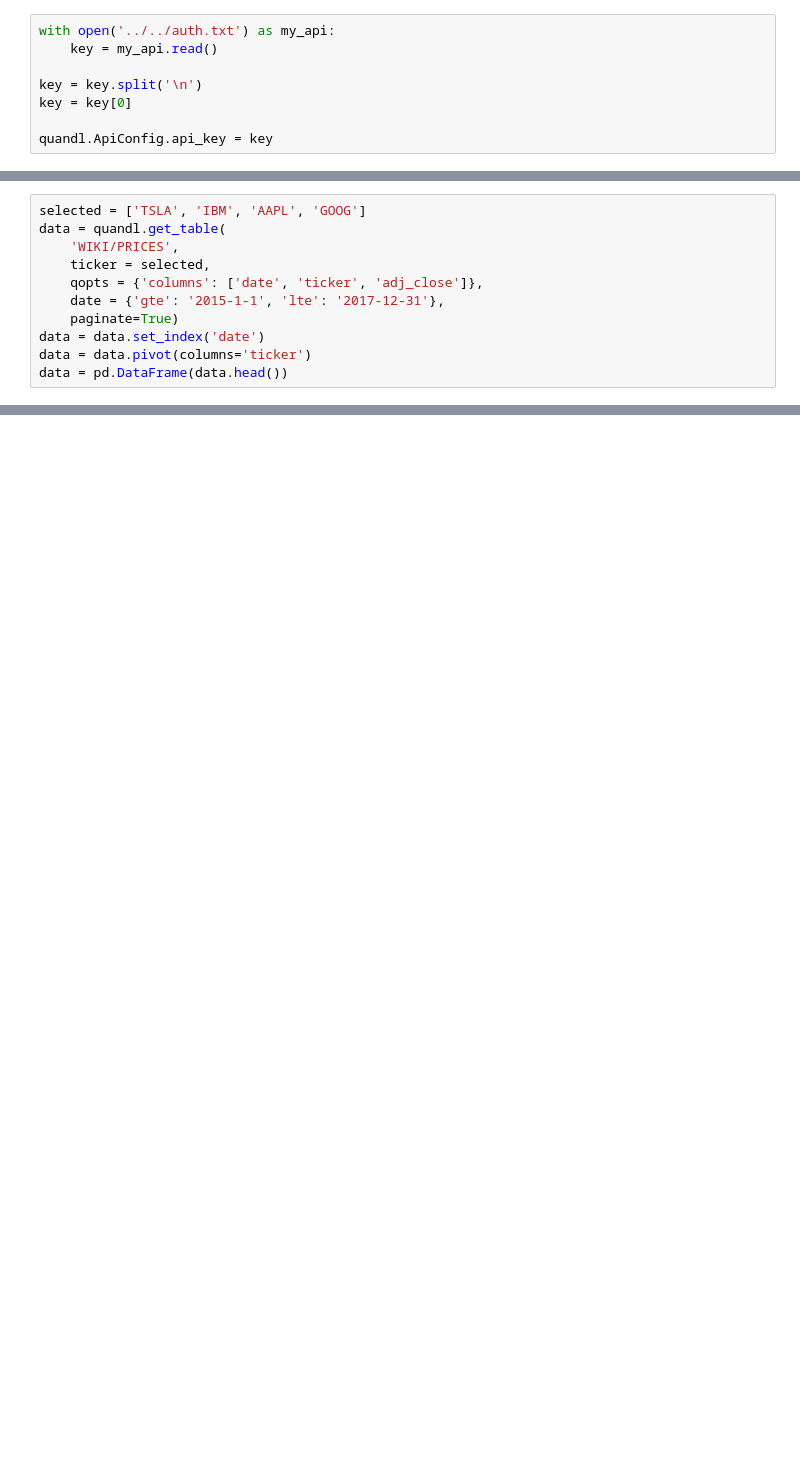
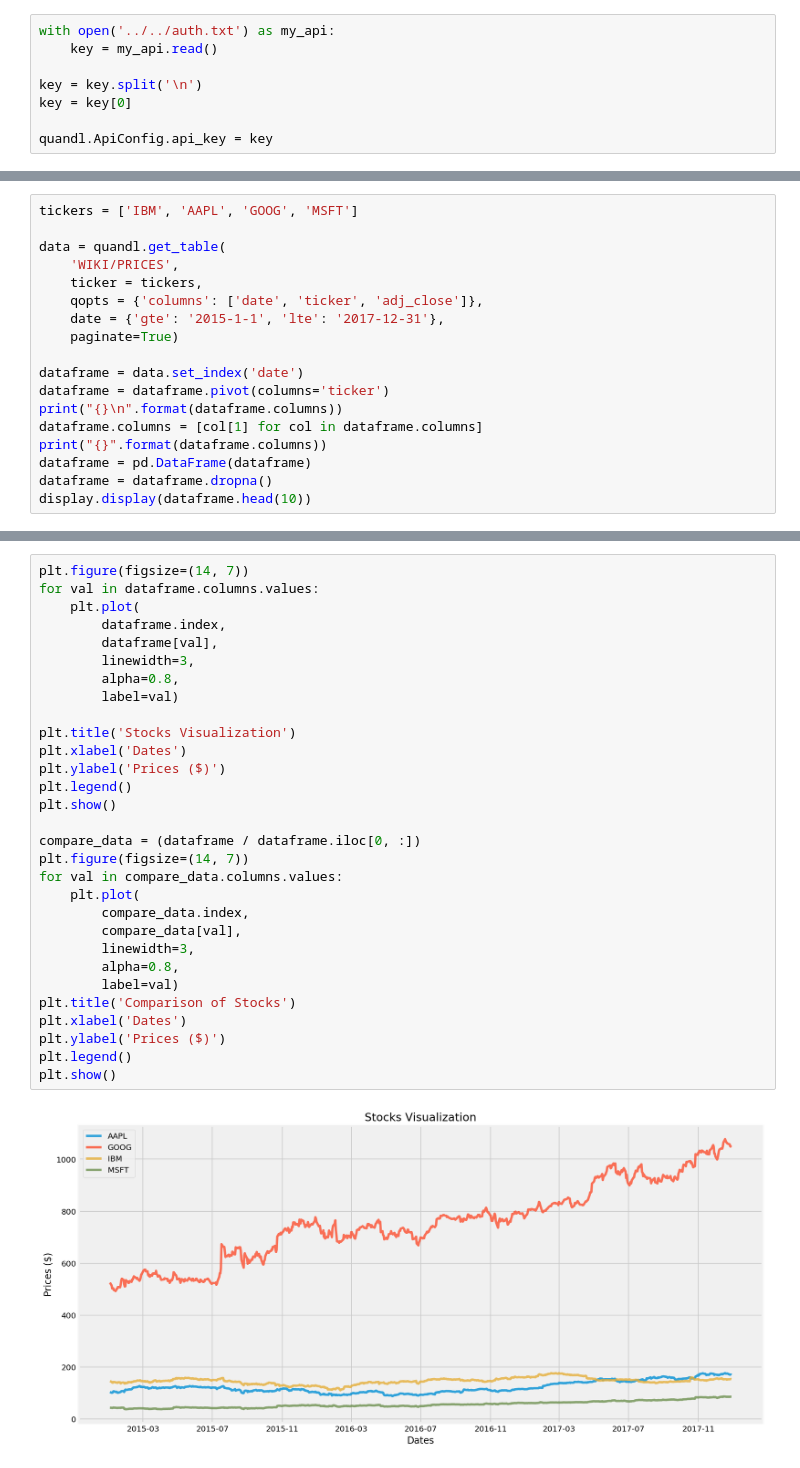
Before and after one commit to acesaif/ml_crash_course, a Jupyter notebook: self_practice/trading/part_1/project_1/portfolio_optimization.ipynb, the cells around one changed output, grey strips where cells are left out. Cells and saved outputs as stored; diff of their text form; blank space fills up the shorter version.

Commit message:
plot stocks, comparison and returns

```diff
--- a/self_practice/trading/part_1/project_1/portfolio_optimization.ipynb
+++ b/self_practice/trading/part_1/project_1/portfolio_optimization.ipynb
@@ -30,11 +34,18 @@ quandl.ApiConfig.api_key = key
 # %%
-selected = ['TSLA', 'IBM', 'AAPL', 'GOOG']
+tickers = ['IBM', 'AAPL', 'GOOG', 'MSFT']
+
 data = quandl.get_table(
     'WIKI/PRICES',
-    ticker = selected,
+    ticker = tickers,
     qopts = {'columns': ['date', 'ticker', 'adj_close']},
     date = {'gte': '2015-1-1', 'lte': '2017-12-31'},
     paginate=True)
-data = data.set_index('date')
-data = data.pivot(columns='ticker')
-data = pd.DataFrame(data.head())
+
+dataframe = data.set_index('date')
+dataframe = dataframe.pivot(columns='ticker')
+print("{}\n".format(dataframe.columns))
+dataframe.columns = [col[1] for col in dataframe.columns]
+print("{}".format(dataframe.columns))
+dataframe = pd.DataFrame(dataframe)
+dataframe = dataframe.dropna()
+display.display(dataframe.head(10))
@@ -40,0 +72,32 @@ data = pd.DataFrame(data.head())
+# %%
+plt.figure(figsize=(14, 7))
+for val in dataframe.columns.values:
+    plt.plot(
+        dataframe.index,
+        dataframe[val],
+        linewidth=3,
+        alpha=0.8,
+        label=val)
+
+plt.title('Stocks Visualization')
+plt.xlabel('Dates')
+plt.ylabel('Prices ($)')
+plt.legend()
+plt.show()
+
+compare_data = (dataframe / dataframe.iloc[0, :])
+plt.figure(figsize=(14, 7))
+for val in compare_data.columns.values:
+    plt.plot(
+        compare_data.index,
+        compare_data[val],
+        linewidth=3,
+        alpha=0.8,
+        label=val)
+plt.title('Comparison of Stocks')
+plt.xlabel('Dates')
+plt.ylabel('Prices ($)')
+plt.legend()
+plt.show()
+# %% [output]
+[figure, added]
```
Also changed, not shown: parts of 7 cells of this notebook.
